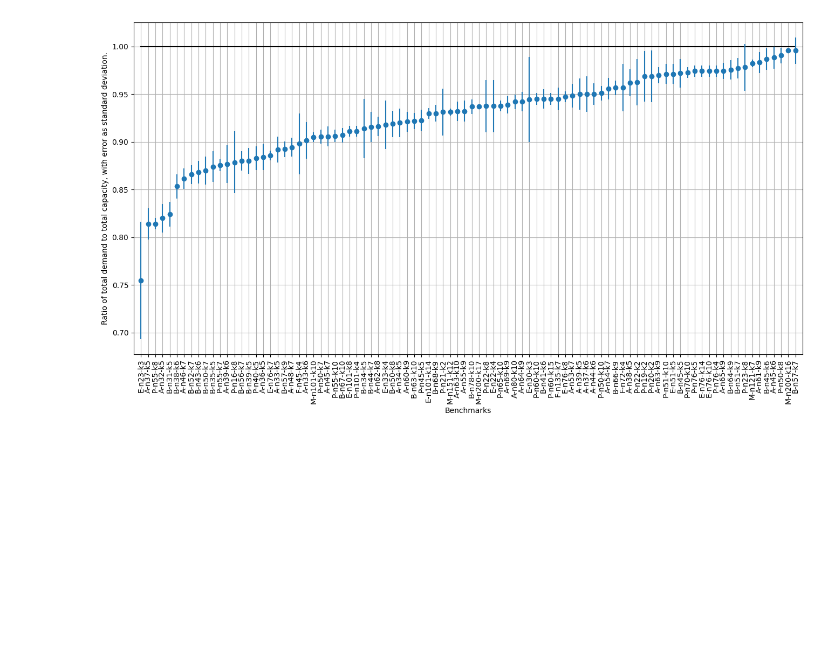
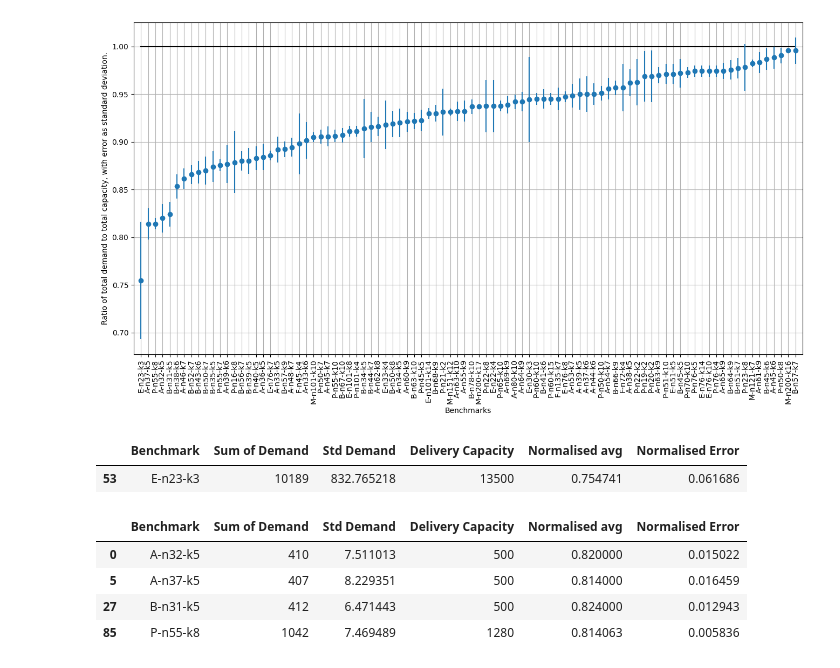
Before and after one commit to Ananta-One-1/PickingRepresentativeBenchmarks, a Jupyter notebook: BenchmarkStats.ipynb, the cells around one changed output. Cells and saved outputs as stored; diff of their text form; code cells hidden in the pictures; blank space fills up the shorter version.

```diff
--- a/BenchmarkStats.ipynb
+++ b/BenchmarkStats.ipynb
@@ -84,3 +84,18 @@ plt.ylabel("Ratio of total demand to total capacity, with error as standard devi
 plt.show()
 # %% [output]
 [figure]
+# %%
+filteredDF = df[df["Normalised avg"] <= 0.8]
+filteredDF
+# %% [output]
+|  | Benchmark | Sum of Demand | Std Demand | Delivery Capacity | Normalised avg | Normalised Error |
+| 53 | E-n23-k3 | 10189 | 832.765218 | 13500 | 0.754741 | 0.061686 |
+# %%
+filteredDF = df[(df["Normalised avg"] > 0.8) & (df["Normalised avg"] <= 0.85)]
+filteredDF.sort_values(["Benchmark", "Normalised avg"])
+# %% [output]
+|  | Benchmark | Sum of Demand | Std Demand | Delivery Capacity | Normalised avg | Normalised Error |
+| 0 | A-n32-k5 | 410 | 7.511013 | 500 | 0.820000 | 0.015022 |
+| 5 | A-n37-k5 | 407 | 8.229351 | 500 | 0.814000 | 0.016459 |
+| 27 | B-n31-k5 | 412 | 6.471443 | 500 | 0.824000 | 0.012943 |
+| 85 | P-n55-k8 | 1042 | 7.469489 | 1280 | 0.814063 | 0.005836 |
```
Also changed, not shown: parts of 3 cells of this notebook.
